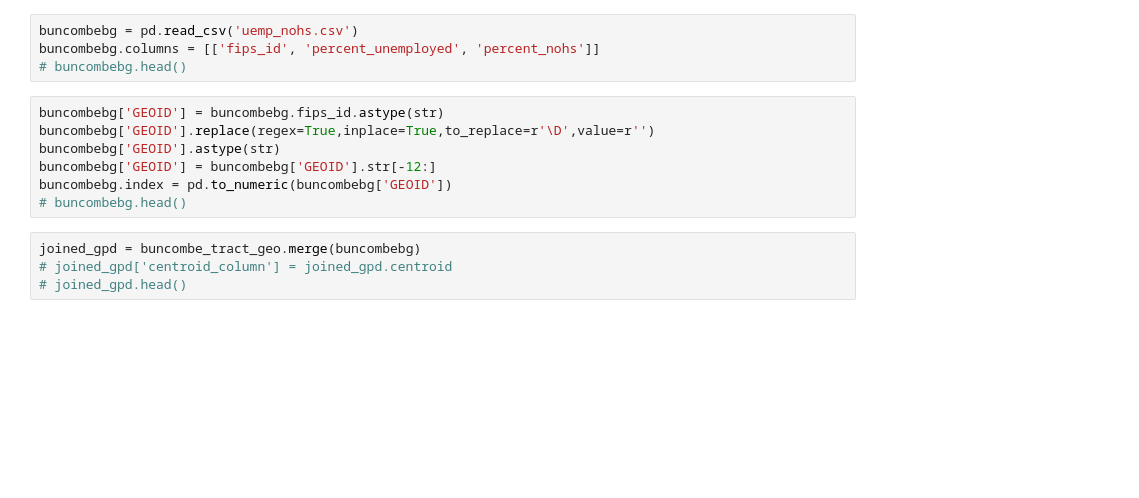
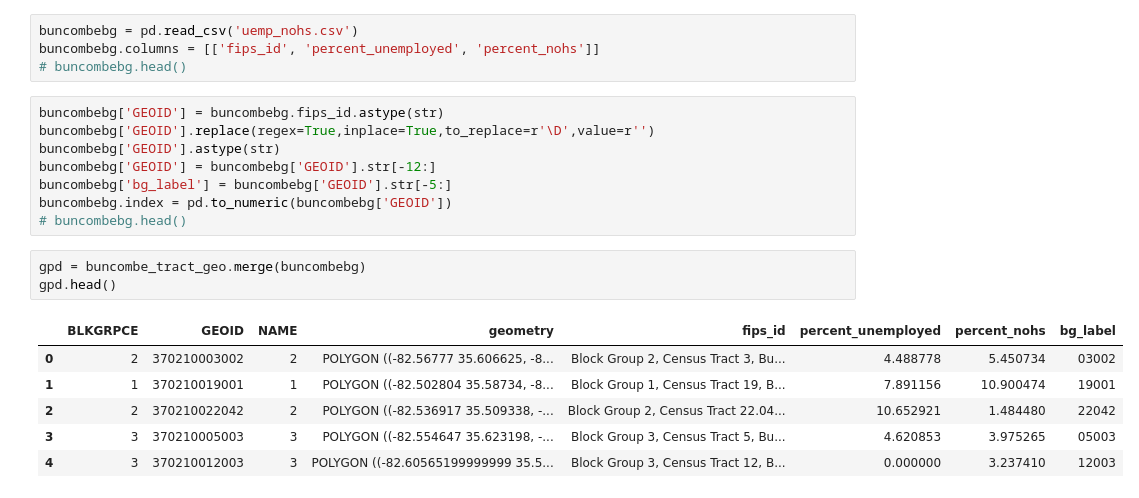
Before and after one commit to avl-community-data/Asheville-Community-Data-Library, a Jupyter notebook: census-data-maps/join_and_plot_bg.ipynb, the cells around one changed output. Cells and saved outputs as stored; diff of their text form; blank space fills up the shorter version.

```diff
--- a/census-data-maps/join_and_plot_bg.ipynb
+++ b/census-data-maps/join_and_plot_bg.ipynb
@@ -24,9 +25,16 @@ buncombebg['GEOID'] = buncombebg.fips_id.astype(str)
 buncombebg['GEOID'].replace(regex=True,inplace=True,to_replace=r'\D',value=r'')
 buncombebg['GEOID'].astype(str)
 buncombebg['GEOID'] = buncombebg['GEOID'].str[-12:]
+buncombebg['bg_label'] = buncombebg['GEOID'].str[-5:]
 buncombebg.index = pd.to_numeric(buncombebg['GEOID'])
 # buncombebg.head()
 # %%
-joined_gpd = buncombe_tract_geo.merge(buncombebg)
-# joined_gpd['centroid_column'] = joined_gpd.centroid
-# joined_gpd.head()
+gpd = buncombe_tract_geo.merge(buncombebg)
+gpd.head()
+# %% [output]
+|  | BLKGRPCE | GEOID | NAME | geometry | fips_id | percent_unemployed | percent_nohs | bg_label |
+| 0 | 2 | 370210003002 | 2 | POLYGON ((-82.56777 35.606625, -8... | Block Group 2, Census Tract 3, Bu... | 4.488778 | 5.450734 | 03002 |
+| 1 | 1 | 370210019001 | 1 | POLYGON ((-82.502804 35.58734, -8... | Block Group 1, Census Tract 19, B... | 7.891156 | 10.900474 | 19001 |
+| 2 | 2 | 370210022042 | 2 | POLYGON ((-82.536917 35.509338, -... | Block Group 2, Census Tract 22.04... | 10.652921 | 1.484480 | 22042 |
+| 3 | 3 | 370210005003 | 3 | POLYGON ((-82.554647 35.623198, -... | Block Group 3, Census Tract 5, Bu... | 4.620853 | 3.975265 | 05003 |
+| 4 | 3 | 370210012003 | 3 | POLYGON ((-82.60565199999999 35.5... | Block Group 3, Census Tract 12, B... | 0.000000 | 3.237410 | 12003 |
```
Also changed, not shown: parts of 5 cells of this notebook, 3 other files.
